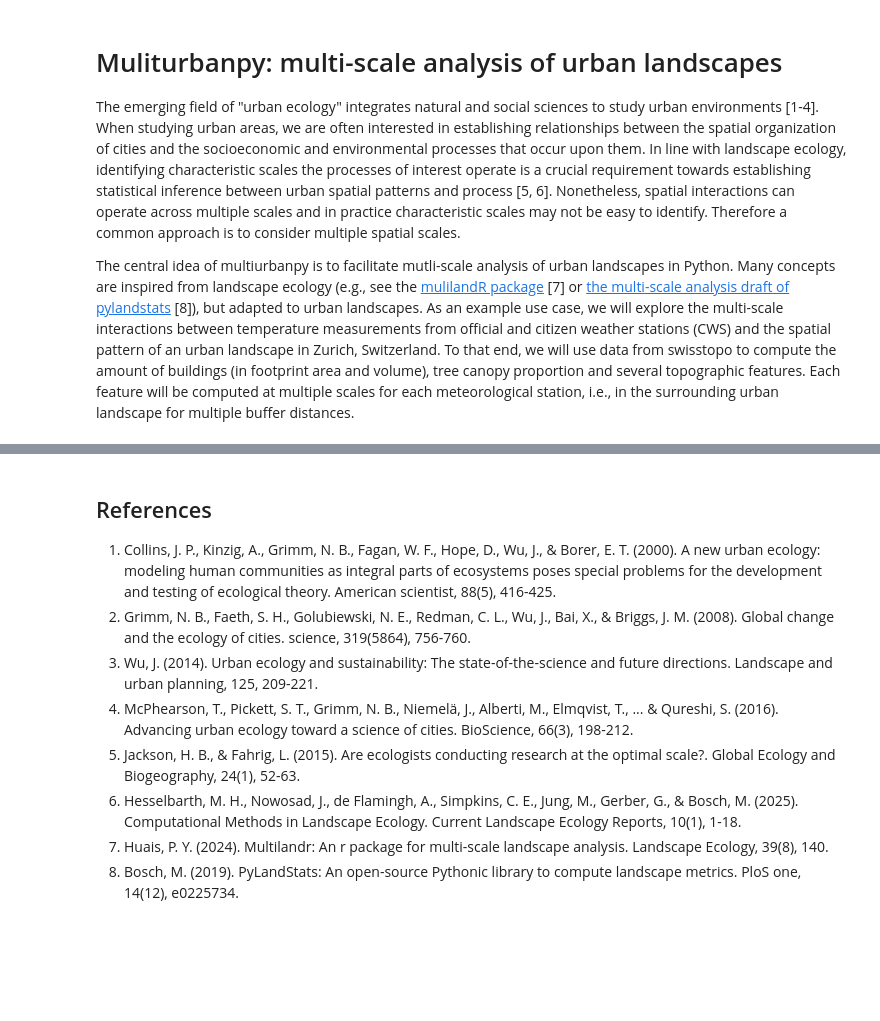
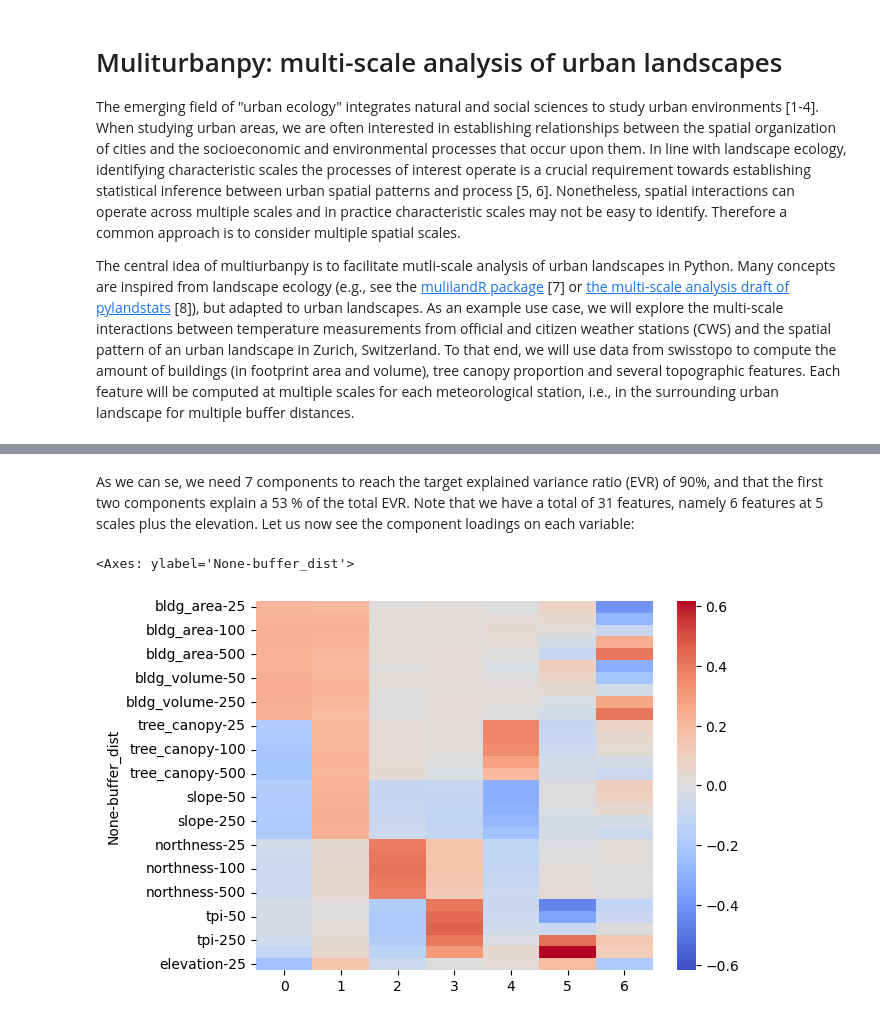
Before and after one commit to martibosch/multiurbanpy, a Jupyter notebook: docs/example.ipynb, the cells around one changed output, grey strips where cells are left out. Saved outputs shown, nothing was run; the diff lists cells and outputs as text; code cells hidden in the pictures; blank space fills up the shorter version.

```diff
--- a/docs/example.ipynb
+++ b/docs/example.ipynb
@@ -51,6 +81,4 @@ pj_obj_create: Open of /home/martibosch/miniforge3/envs/multiurbanpy/share/proj
 # %%
-# region = "https://zenodo.org/records/15102601/files/agglom-extent.gpkg?download=1"
-# region = [6.5851, 46.5017, 6.67437, 46.5362]
 region = [8.46617, 47.34707, 8.57655, 47.44401]
 crs = "epsg:2056"
 
@@ -62,3 +90,7 @@ scale = "1hour"  # default is "30min"
 # to compute features
 working_dir = "working-dir-zurich"
 buffer_dists = [25, 50, 100, 250, 500]
+grid_res = 200
+
+# for PCA
+target_evr = 0.9
@@ -244,25 +257,14 @@ y = pd.concat(
 # %%
-n_repetitions = 10
-test_size = 0.33
+# use a flat (one row per grid cell/sample) data frame in line with sklearn
+# also keep only one buffer distance for the elevation feature (to avoid artificially
+# duplicating features and inflating colinearity)
+X_grid_df = get_X_df(grid_features_df)
 
-df = features_df.loc[y.index]
-X_df = pd.DataFrame(preprocessing.StandardScaler().fit_transform(df), index=df.index)
-
-# model
-model = linear_model.LinearRegression
-
-results = []
-for buffer_dist, df in X_df.groupby(level="buffer_dist"):
-    # drop nan
-    df = df.dropna()
-    _y = y.loc[df.index.get_level_values("station_id")]
-    for i in range(n_repetitions):
-        X_train, X_test, y_train, y_test = model_selection.train_test_split(
-            df, _y, test_size=test_size, shuffle=True
-        )
-        results.append(
-            (buffer_dist, i, aic(model, X_train, y_train, X_test, y_test).item())
-        )
-eval_df = pd.DataFrame(results, columns=["Buffer dist.", "repetition", "AIC"])
-sns.lineplot(eval_df, x="Buffer dist.", y="AIC", marker="o", linestyle="--")
+for n_components in range(1, len(X_grid_df.columns)):
+    pca = decomposition.PCA(n_components=n_components).fit(X_grid_df)
+    evr = pca.explained_variance_ratio_.sum()
+    if evr >= target_evr:
+        break
+X_grid_pca = pd.DataFrame(pca.transform(X_grid_df), index=X_grid_df.index)
+n_components, pca.explained_variance_ratio_[:2].sum().item()
 # %% [output]
@@ -271,11 +272,11 @@ sns.lineplot(eval_df, x="Buffer dist.", y="AIC", marker="o", linestyle="--")
 # %% [markdown]
-## References
-
-1. Collins, J. P., Kinzig, A., Grimm, N. B., Fagan, W. F., Hope, D., Wu, J., & Borer, E. T. (2000). A new urban ecology: modeling human communities as integral parts of ecosystems poses special problems for the development and testing of ecological theory. American scientist, 88(5), 416-425.
-2. Grimm, N. B., Faeth, S. H., Golubiewski, N. E., Redman, C. L., Wu, J., Bai, X., & Briggs, J. M. (2008). Global change and the ecology of cities. science, 319(5864), 756-760.
-3. Wu, J. (2014). Urban ecology and sustainability: The state-of-the-science and future directions. Landscape and urban planning, 125, 209-221.
-4. McPhearson, T., Pickett, S. T., Grimm, N. B., Niemelä, J., Alberti, M., Elmqvist, T., ... & Qureshi, S. (2016). Advancing urban ecology toward a science of cities. BioScience, 66(3), 198-212.
-5. Jackson, H. B., & Fahrig, L. (2015). Are ecologists conducting research at the optimal scale?. Global Ecology and Biogeography, 24(1), 52-63.
-6. Hesselbarth, M. H., Nowosad, J., de Flamingh, A., Simpkins, C. E., Jung, M., Gerber, G., & Bosch, M. (2025). Computational Methods in Landscape Ecology. Current Landscape Ecology Reports, 10(1), 1-18.
-7. Huais, P. Y. (2024). Multilandr: An r package for multi-scale landscape analysis. Landscape Ecology, 39(8), 140.
-8. Bosch, M. (2019). PyLandStats: An open-source Pythonic library to compute landscape metrics. PloS one, 14(12), e0225734.
+As we can se, we need 7 components to reach the target explained variance ratio (EVR) of 90%, and that the first two components explain a 53 % of the total EVR. Note that we have a total of 31 features, namely 6 features at 5 scales plus the elevation. Let us now see the component loadings on each variable:
+# %%
+load_df = pd.DataFrame(
+    pca.components_.T, columns=X_grid_pca.columns, index=X_grid_df.columns
+)
+v = load_df.abs().max().max()
+sns.heatmap(load_df, cmap="coolwarm", vmin=-v, vmax=v)
+# %% [output]
+<Axes: ylabel='None-buffer_dist'>
+[figure, added]
```
Also changed, not shown: parts of 35 cells of this notebook.
